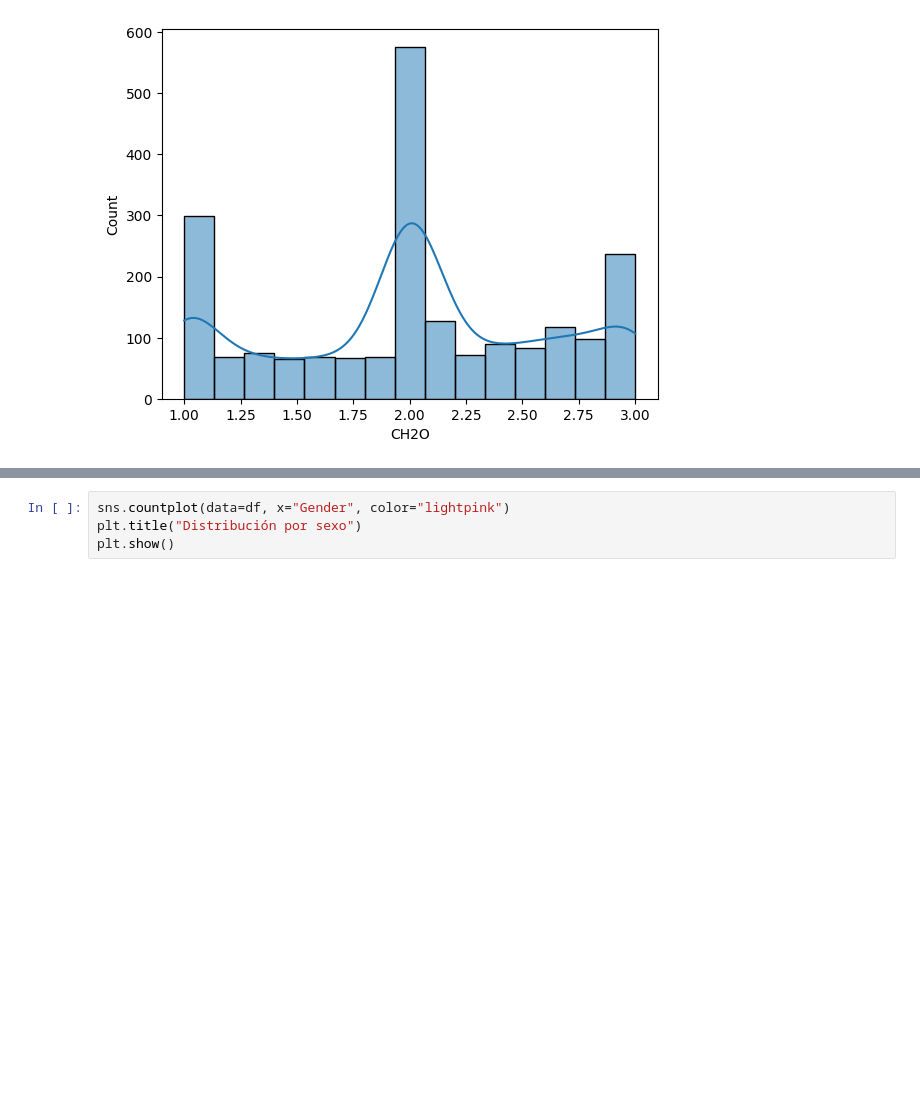
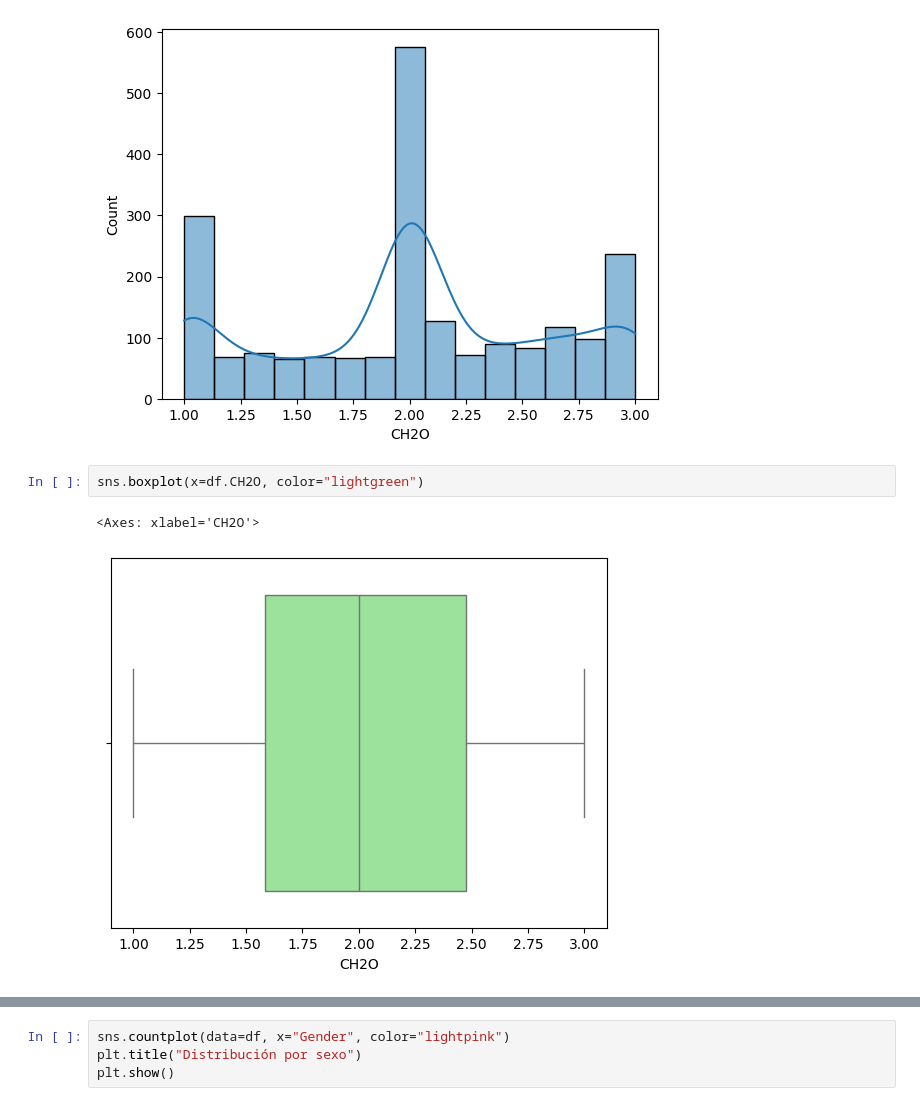
Before and after one commit to MilySierra/Estimation-of-Obesity-Levels-Model, a Jupyter notebook: estimation.ipynb, the cells around one changed output, grey strips where cells are left out. Drawn from its saved outputs; the diff is of its cells as text; blank space fills up the shorter version.

```diff
--- a/estimation.ipynb
+++ b/estimation.ipynb
@@ -80,3 +95,8 @@ sns.histplot(df["CH2O"], kde=True)
 plt.show()
 # %% [output]
 [figure]
+# %%
+sns.boxplot(x=df.CH2O, color="lightgreen")
+# %% [output]
+<Axes: xlabel='CH2O'>
+[figure, added]
```
Also changed, not shown: parts of 19 cells of this notebook.
